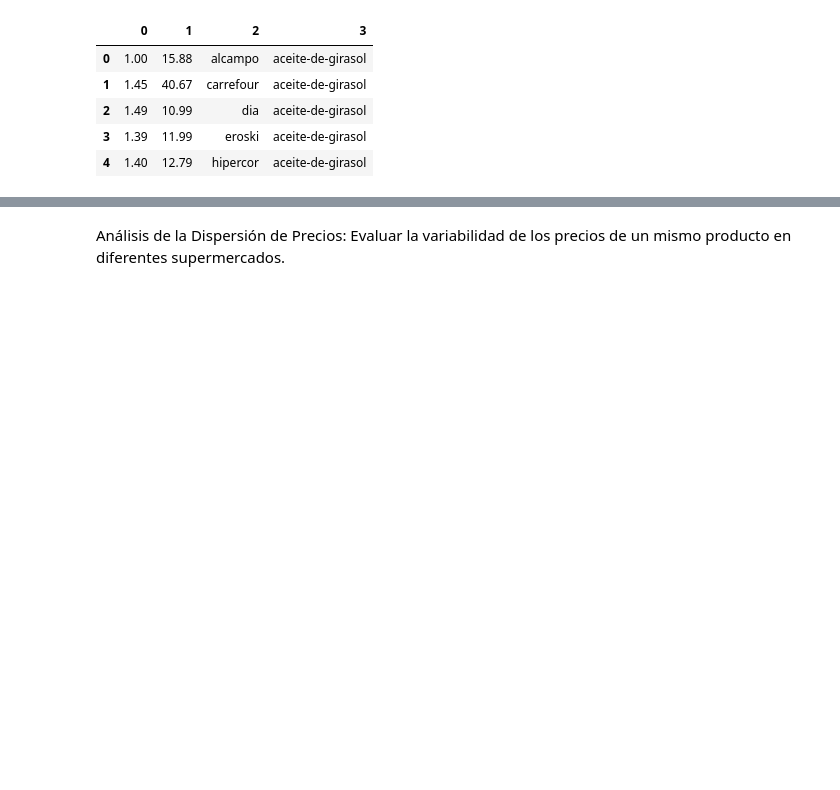
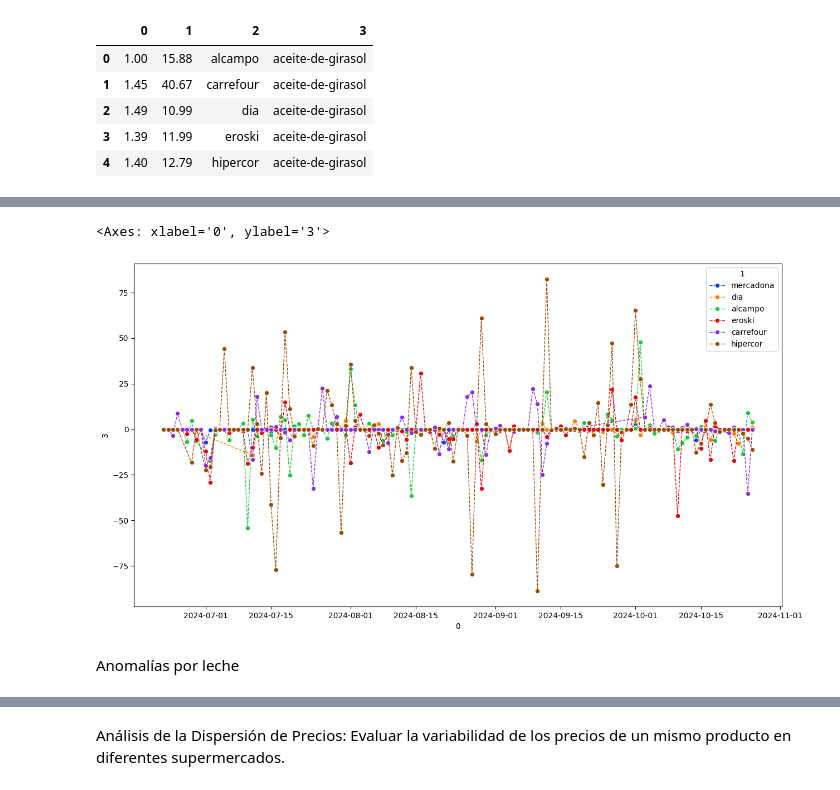
Before and after one commit to ngcarvajall/Proyecto1-AnalisisFacua, a Jupyter notebook: Notebooks/EDA.ipynb, the cells around one changed output, grey strips where cells are left out. Saved outputs shown, nothing was run; the diff lists cells and outputs as text; code cells hidden in the pictures; blank space fills up the shorter version.

```diff
--- a/Notebooks/EDA.ipynb
+++ b/Notebooks/EDA.ipynb
@@ -283,0 +352,16 @@ sns.lineplot(x = dfanomalias_prueba[0],
+# %%
+#variacion buena por picadas
+
+cursor=conexion.cursor()
+query_anomalias_aceiteoliva="""
+SELECT fecha, s.supermercado , c.categoria , sum(dh.variación) AS variacion_precio
+FROM datos_historicos dh
+INNER JOIN supermercado s ON dh.id_supermercado = s.id_supermercado
+INNER JOIN categoria c ON dh.id_categoria = c.id_categoria
+WHERE c.categoria = 'aceite-de-oliva'
+GROUP BY c.categoria , s.supermercado , dh.fecha;
+"""
+cursor.execute(query_anomalias_aceiteoliva)
+df_anomalias_oliva= pd.DataFrame(cursor.fetchall())
+# %%
+df_anomalias_oliva[0] = pd.to_datetime(df_anomalias_oliva[0])
@@ -283,0 +389,15 @@ sns.lineplot(x = dfanomalias_prueba[0],
+# %%
+plt.figure(figsize=(15,8))
+sns.lineplot(x = df_anomalias_oliva[0],
+              y = df_anomalias_oliva[3],
+              hue = df_anomalias_oliva[1],
+               marker = "o",
+                linewidth = 1,
+                palette="bright",
+                linestyle = "dashed",
+                errorbar = None)
+# %% [output]
+<Axes: xlabel='0', ylabel='3'>
+[figure, added]
+# %% [markdown]
+Anomalías por leche
```
Also changed, not shown: parts of 49 cells of this notebook.
